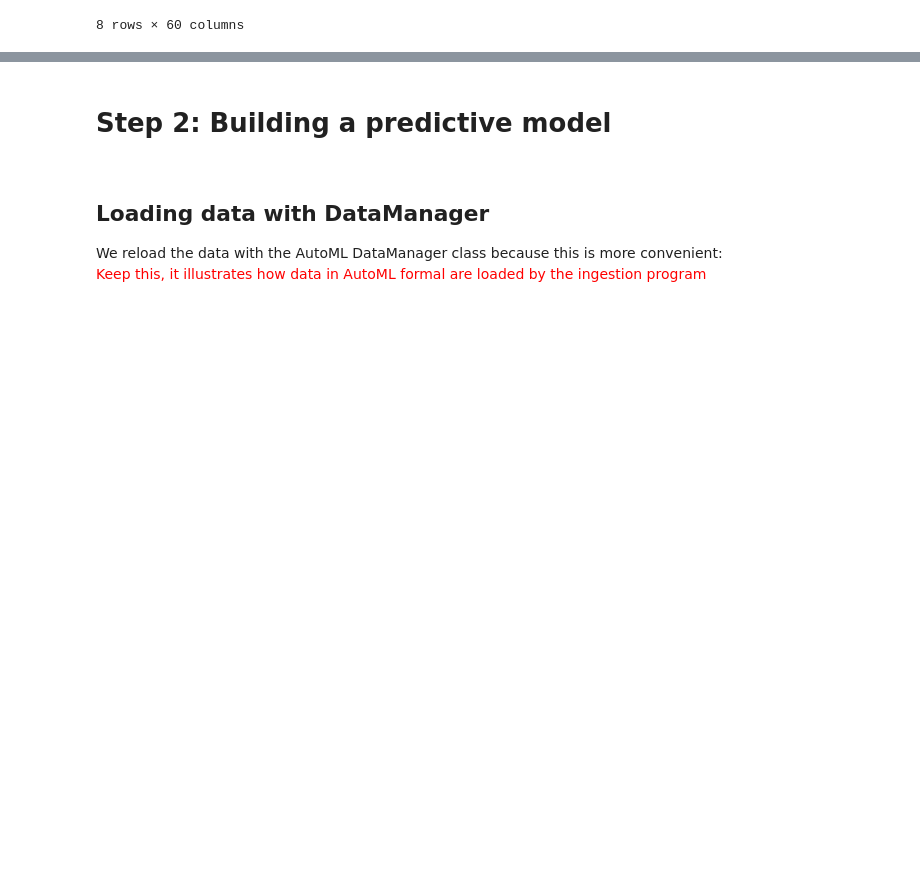
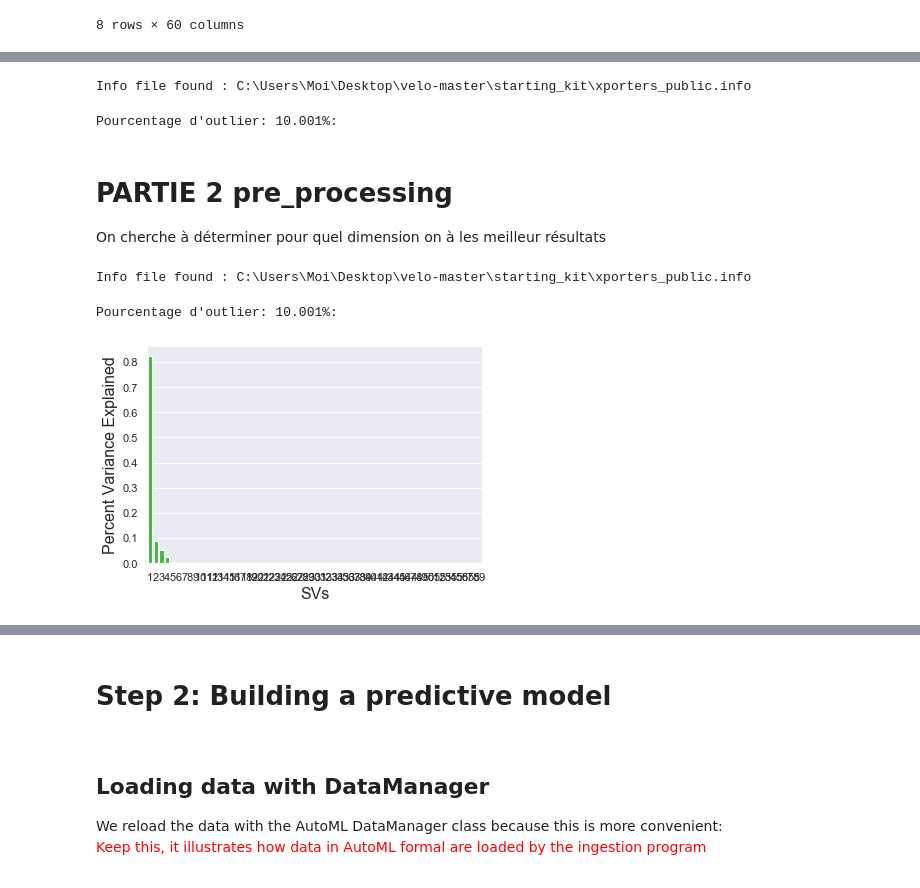
Before and after one commit to jf-pnj/velo, a Jupyter notebook: starting_kit/README_pre_processing.ipynb, the cells around one changed output, grey strips where cells are left out. Saved outputs shown, nothing was run; the diff lists cells and outputs as text; code cells hidden in the pictures; blank space fills up the shorter version.

```diff
--- a/starting_kit/README_pre_processing.ipynb
+++ b/starting_kit/README_pre_processing.ipynb
@@ -109,0 +106,55 @@ NameError: name 'lof' is not defined
+# %%
+D = DataManager(data_name, data_dir, replace_missing=True)
+X_train_pre, X_test_pre, y_train_pre, y_test_pre = train_test_split(D.data['X_train'], D.data['Y_train'], test_size=0.33, random_state=42)
+
+# on entraine notre détecteur d'outlier
+clf = IsolationForest(random_state=0).fit(X_train_pre)
+
+#Ici on détermine si le même ensemble comporte des outliers, on détectera ici seulement
+#les cas cas d'outlier très extrême car on fait l'apprentissage et le test sur le même ensemble
+res = clf.predict(X_train_pre)
+# %% [output]
+Info file found : C:\Users\Moi\Desktop\velo-master\starting_kit\xporters_public.info
+# %%
+def supprOutlier(X):
+    clf = IsolationForest(random_state=0).fit(X_train_pre)
+    res = clf.predict(X_train_pre)
+
+    indexOutlier = []
+    for i in range (0,len(res)):
+        if res[i]==-1:
+            indexOutlier.append(i)
+
+    pourcentOutlier = len(indexOutlier) / len(res) * 100
+    print("Pourcentage d'outlier: {0:.3f}%:".format(pourcentOutlier))
+
+    #delete: Supprime les LIGNES d'indices dans indexOutlier
+    return np.delete(X,indexOutlier,axis=0)
+# %%
+data= supprOutlier(X_train_pre)
+# %% [output]
+Pourcentage d'outlier: 10.001%:
+# %% [markdown]
+# PARTIE 2 pre_processing
+On cherche à déterminer pour quel dimension on à les meilleur résultats
+# %%
+from sklearn.decomposition import PCA
+D = DataManager(data_name, data_dir, replace_missing=True)
+X_train_pre, X_test_pre, y_train_pre, y_test_pre = train_test_split(D.data['X_train'], D.data['Y_train'], test_size=0.33, random_state=42)
+
+
+X = supprOutlier(X_train_pre)
+
+pca = PCA(n_components=59)
+pca.fit(data)
+
+var_explained = pca.explained_variance_ratio_
+sns.barplot(x=list(range(1,len(var_explained)+1)),
+            y=var_explained, color="limegreen")
+plt.xlabel('SVs', fontsize=16)
+plt.ylabel('Percent Variance Explained', fontsize=16)
+plt.savefig('svd_scree_plot.png',dpi=100)
+# %% [output]
+Info file found : C:\Users\Moi\Desktop\velo-master\starting_kit\xporters_public.info
+Pourcentage d'outlier: 10.001%:
+[figure, added]
```
Also changed, not shown: parts of 25 cells of this notebook.
